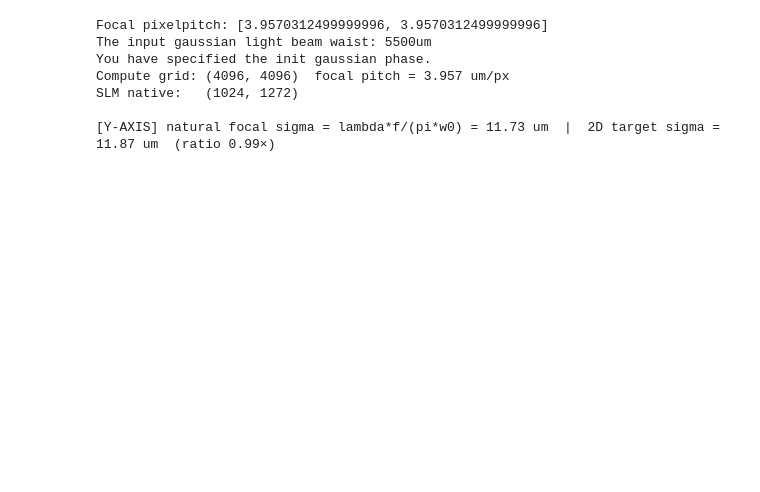
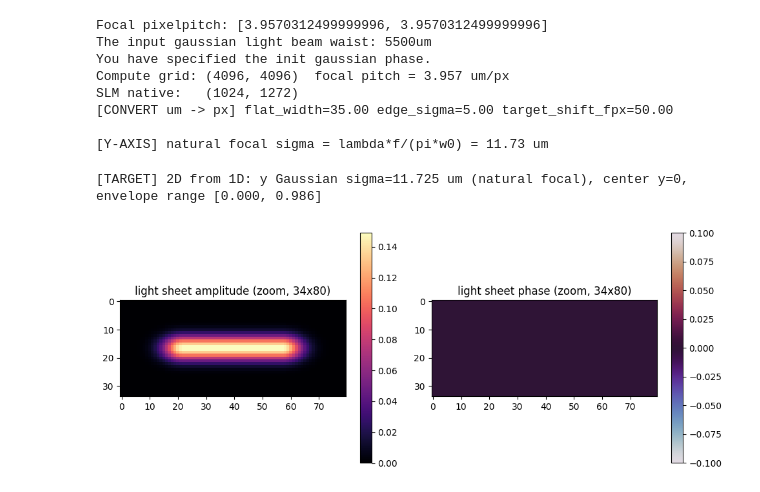
Before and after one commit to ChanceSiyuan/SLMengineer, a Jupyter notebook: scripts/1d_sheet/testfile_1dsheet.ipynb, the cells around one changed output. Drawn from its saved outputs; the diff is of its cells as text; code cells hidden in the pictures; blank space fills up the shorter version.

```diff
--- a/scripts/1d_sheet/testfile_1dsheet.ipynb
+++ b/scripts/1d_sheet/testfile_1dsheet.ipynb
@@ -60,18 +55,25 @@ correct = lambda screen: imgpy.SLM_screen_Correct(  # noqa: E731
 print(f"Compute grid: ({ny}, {nx})  focal pitch = {SLM.Focalpitchx:.3f} um/px")
 print(f"SLM native:   ({H}, {W})")
 
+# Transfer focal-plane lengths (um) to SLM focal-pixel counts via Focalpitchx.
+sheet_flat_width     = sheet_flat_width_um     / SLM.Focalpitchx
+sheet_edge_sigma     = sheet_edge_sigma_um     / SLM.Focalpitchx
+target_shift_fpx     = target_shift_um         / SLM.Focalpitchx
+print(
+    f"[CONVERT um -> px] flat_width={sheet_flat_width:.2f} "
+    f"edge_sigma={sheet_edge_sigma:.2f} "
+    f"target_shift_fpx={target_shift_fpx:.2f}"
+)
+
 # Sanity-check the y-axis assumption: natural focal Gaussian
 # lambda f / pi w0 vs the 2D target's target sigma.
 natural_perp_sigma_um = (
     float(SLM.wavelength) * float(SLM.focallength)
     / (np.pi * float(SLM.beamwaist) * float(SLM.magnification))
 )
-target_perp_sigma_um = sheet_gaussian_sigma * float(SLM.Focalpitchy)
 print(
     f"\n[Y-AXIS] natural focal sigma = lambda*f/(pi*w0) = "
-    f"{natural_perp_sigma_um:.2f} um  |  2D target sigma = "
-    f"{target_perp_sigma_um:.2f} um  "
-    f"(ratio {natural_perp_sigma_um/target_perp_sigma_um:.2f}×)"
+    f"{natural_perp_sigma_um:.2f} um"
 )
 # %% [output]
 Focal pixelpitch: [3.9570312499999996, 3.9570312499999996]
@@ -79,5 +81,6 @@ The input gaussian light beam waist: 5500um
 You have specified the init gaussian phase.
 Compute grid: (4096, 4096)  focal pitch = 3.957 um/px
 SLM native:   (1024, 1272)
+[CONVERT um -> px] flat_width=35.00 edge_sigma=5.00 target_shift_fpx=50.00
 
-[Y-AXIS] natural focal sigma = lambda*f/(pi*w0) = 11.73 um  |  2D target sigma = 11.87 um  (ratio 0.99×)
+[Y-AXIS] natural focal sigma = lambda*f/(pi*w0) = 11.73 um
@@ -102,0 +87,60 @@ init_phi_1d = SLM.stationary_phase_sheet_1d(
+# %%
+# -- 1D inputs --------------------------------------------------------
+input_1d = np.ascontiguousarray(SLM.initGaussianAmp[cy_compute, :])
+target_center_col = (nx - 1) / 2.0 - target_shift_fpx
+target_1d = light_sheet_1d(
+    nx, flat_width=sheet_flat_width,
+    center=target_center_col, edge_sigma=sheet_edge_sigma,
+)
+# 2D target：x 方向沿用 1D light-sheet；y 方向以对焦平面 y=0 为中心的自然衍射宽度
+# （natural_perp_sigma_um）做高斯包络。
+y_um = (np.arange(ny, dtype=np.float64) - (ny - 1) / 2.0) * float(SLM.Focalpitchy)
+sigma_y_um = float(natural_perp_sigma_um)
+y_envelope = np.exp(-0.5 * (y_um / max(sigma_y_um, 1e-12)) ** 2)
+targetAmp = (
+    np.broadcast_to(np.asarray(target_1d)[np.newaxis, :], (ny, nx)).astype(np.complex128)
+    * y_envelope[:, np.newaxis]
+)
+print(
+    f"[TARGET] 2D from 1D: y Gaussian sigma={sigma_y_um:.3f} um (natural focal), "
+    f"center y=0, envelope range [{y_envelope.min():.3f}, {y_envelope.max():.3f}]"
+)
+
+# Visaulize
+amp = np.abs(targetAmp)
+phase = np.angle(targetAmp)
+# Auto-detect a compact zoom ROI from high-amplitude support.
+# This avoids huge boxes caused by very weak long tails.
+peak = np.max(amp)
+support = amp >= (peak * 0.05) if peak > 0 else np.zeros_like(amp, dtype=bool)
+if not np.any(support):
+    support = amp > 0
+rows, cols = np.where(support)
+if rows.size > 0:
+    margin = 10
+    r0 = max(0, rows.min() - margin)
+    r1 = min(amp.shape[0], rows.max() + margin + 1)
+    c0 = max(0, cols.min() - margin)
+    c1 = min(amp.shape[1], cols.max() + margin + 1)
+    amp_zoom = amp[r0:r1, c0:c1]
+    phase_zoom = phase[r0:r1, c0:c1]
+    zoom_shape = amp_zoom.shape
+else:
+    amp_zoom = amp
+    phase_zoom = phase
+    zoom_shape = amp.shape
+
+plt.figure(figsize=(10, 4))
+plt.subplot(1, 2, 1)
+plt.imshow(amp_zoom, cmap="magma")
+plt.colorbar()
+plt.title(f"light sheet amplitude (zoom, {zoom_shape[0]}x{zoom_shape[1]})")
+plt.subplot(1, 2, 2)
+plt.imshow(phase_zoom, cmap="twilight")
+plt.colorbar()
+plt.title(f"light sheet phase (zoom, {zoom_shape[0]}x{zoom_shape[1]})")
+plt.tight_layout()
+plt.show()
+# %% [output]
+[TARGET] 2D from 1D: y Gaussian sigma=11.725 um (natural focal), center y=0, envelope range [0.000, 0.986]
+[figure, added]
```
Also changed, not shown: parts of 13 cells of this notebook, 5 other files.
